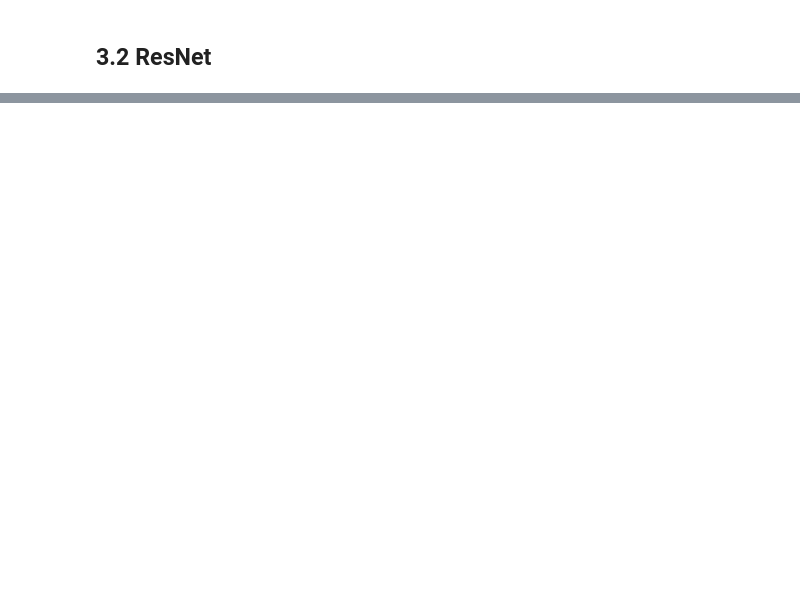
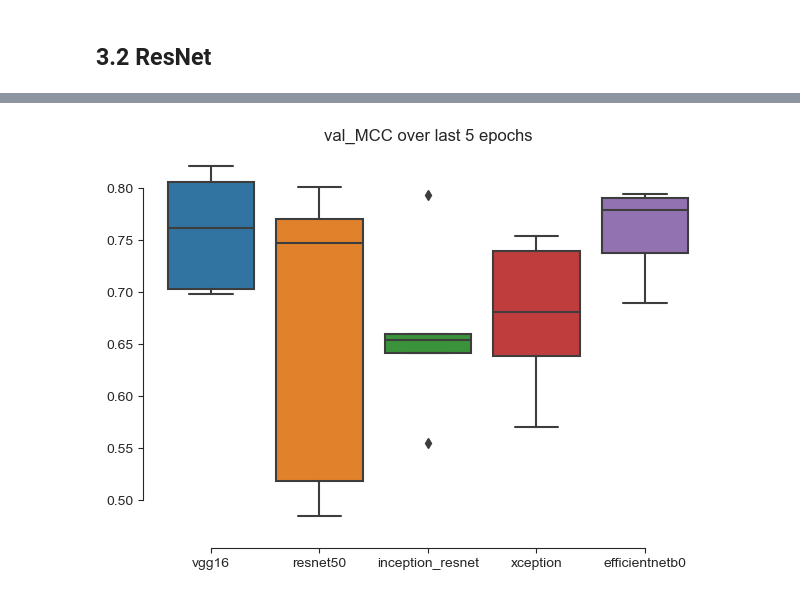
Before and after one commit to dailoht/Epitech_Zoidberg2.0, a Jupyter notebook: notebooks/models/pab-model_comparison.ipynb, the cells around one changed output, grey strips where cells are left out. Saved outputs shown, nothing was run; the diff lists cells and outputs as text; code cells hidden in the pictures; blank space fills up the shorter version.

Commit message:
compare models

```diff
--- a/notebooks/models/pab-model_comparison.ipynb
+++ b/notebooks/models/pab-model_comparison.ipynb
@@ -281,0 +392,33 @@ drwxr-xr-x 1 root root 4096 Apr 14 13:35 sample_data
+# %%
+history_path = {
+    'vgg16' : zoidbergManager.model_dir / 'histories' / 'hty_smallds_vgg16.json',
+    'resnet50' : zoidbergManager.model_dir / 'histories' / 'hty_smallds_resnet50.json',
+    'inception_resnet' : zoidbergManager.model_dir / 'histories' / 'hty_smallds_inception_resnet.json',
+    'xception' : zoidbergManager.model_dir / 'histories' / 'hty_smallds_xception.json',
+    'efficientnetb0' : zoidbergManager.model_dir / 'histories' / 'hty_smallds_efficientnetb0.json'
+}
+
+checkpoint_path = {
+    'vgg16' : zoidbergManager.model_dir / 'checkpoints' / 'ckpt_smallds_vgg16.h5',
+    'resnet50' : zoidbergManager.model_dir / 'checkpoints' / 'ckpt_smallds_resnet50.h5',
+    'inception_resnet' : zoidbergManager.model_dir / 'checkpoints' / 'ckpt_smallds_inception_resnet.h5',
+    'xception' : zoidbergManager.model_dir / 'checkpoints' / 'ckpt_smallds_xception.h5',
+    'efficientnetb0' : zoidbergManager.model_dir / 'checkpoints' / 'ckpt_smallds_efficientnetb0.h5'
+}
+
+sumup_result_df = pd.DataFrame(columns=['model','size','training_time','max MCC','max val_MCC'])
+histories = {}
+for model_name, path in history_path.items():
+    with open(path) as file:
+        history = json.load(file)
+    histories[model_name] = history['history']
+    sumup = []
+    sumup.append(model_name)
+    sumup.append(f'{checkpoint_path[model_name].stat().st_size / (1e6):.1f} MB')
+    sumup.append(f"{history['training_time']:.3f} s")
+    sumup.append(f"{np.max(history['history']['MCC']):.3f}")
+    sumup.append(f"{np.max(history['history']['val_MCC']):.3f}")
+    idx_model = list(history_path.keys()).index(model_name)
+    sumup_result_df.loc[idx_model] = sumup
+
+sumup_result_df.head()
@@ -281,0 +432,11 @@ drwxr-xr-x 1 root root 4096 Apr 14 13:35 sample_data
+# %%
+mcc_history = {}
+for model, history in histories.items():
+    mcc_history[model] = history['val_MCC']
+
+sns.set_style('ticks')
+bp = sns.boxplot(data=pd.DataFrame.from_dict(mcc_history).iloc[-5:])
+bp.set_title('val_MCC over last 5 epochs')
+sns.despine(offset=10, trim=True)
+# %% [output]
+[figure, added]
```
Also changed, not shown: parts of 27 cells of this notebook, 9 other files.
